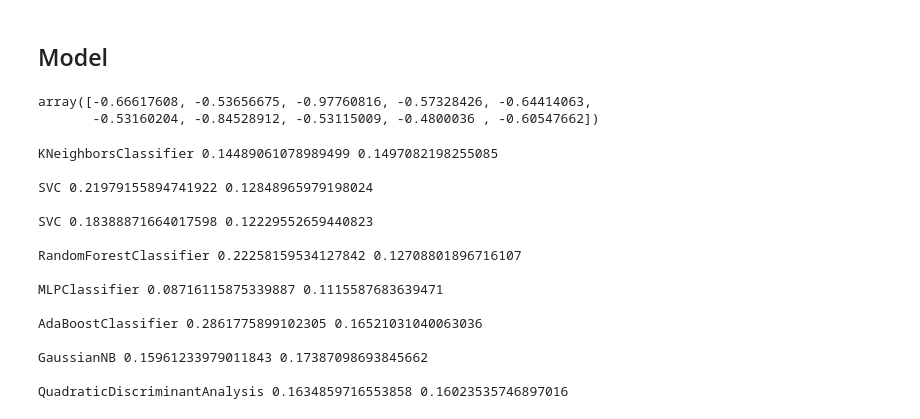
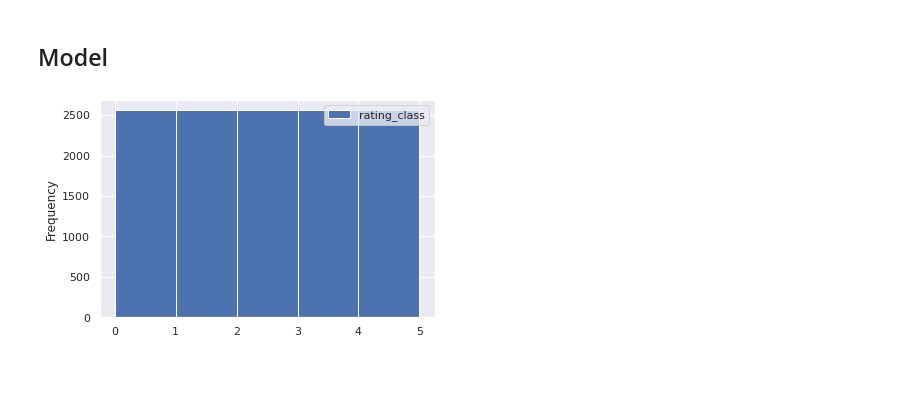
Before and after one commit to lbonini94/eleflow-test, a Jupyter notebook: challenge.ipynb, the cells around one changed output. Saved outputs shown, nothing was run; the diff lists cells and outputs as text; code cells hidden in the pictures; blank space fills up the shorter version.

```diff
--- a/challenge.ipynb
+++ b/challenge.ipynb
@@ -250,0 +263,6 @@ df2[predictors]
+# %%
+df2.reset_index(inplace=True)
+# %%
+df3 = pd.DataFrame(Normalizer().fit_transform(df2[predictors]), columns=predictors)
+df3 = pd.DataFrame(StandardScaler().fit_transform(df3), columns=predictors)
+df3[target] = df2[target]
@@ -262 +285,11 @@ from sklearn.metrics import r2_score, mean_absolute_error
+# %%
+X_train, X_test, y_train, y_test = train_test_split(
+df3[predictors], df3[target], test_size=0.3, random_state=42)
+# %%
+# Data IMPUTATION to balance all classes
+X_train, y_train = SMOTE().fit_resample(X_train, y_train)
+# %%
+y_train.plot(kind='hist', bins=range(6));
+# %% [output]
+[figure, added]
 # %%
@@ -277,7 +311 @@ df3[predictors], df3[target_class], test_size=0.25, random_state=42)
-# %%
-regressor = DecisionTreeRegressor(random_state=0)
-cross_val_score(regressor, X_train, y_train, cv=10)
-# %% [output]
-array([-0.66617608, -0.53656675, -0.97760816, -0.57328426, -0.64414063,
-       -0.53160204, -0.84528912, -0.53115009, -0.4800036 , -0.60547662])
 # %%
@@ -302,23 +324,9 @@ classifiers = [
 # %%
+trained_classifier = dict()
 for model in classifiers:
     mod = model.fit(X_train, y_train)
     scores = cross_val_score(mod, X_train, y_train, cv=10)
-    y_predict = mod.predict(X_test)
-    # df3[type(mod).__name__] = scores
-    print(type(mod).__name__, precision_score(y_test, y_predict, average='macro'), recall_score(y_test, y_predict, average='macro'), '\n')
+    y_score = mod.predict(X_test)
+    trained_classifier[type(mod).__name__] = {'model': mod,
+                                              'scores': scores,
+                                              'classification_report': classification_report(y_test, y_score, digits=3)}
-# %% [output]
-KNeighborsClassifier 0.14489061078989499 0.1497082198255085
-
-SVC 0.21979155894741922 0.12848965979198024
-
-SVC 0.18388871664017598 0.12229552659440823
-
-RandomForestClassifier 0.22258159534127842 0.12708801896716107
-
-MLPClassifier 0.08716115875339887 0.1115587683639471
-
-AdaBoostClassifier 0.2861775899102305 0.16521031040063036
-
-GaussianNB 0.15961233979011843 0.17387098693845662
-
-QuadraticDiscriminantAnalysis 0.1634859716553858 0.16023535746897016
```
Also changed, not shown: parts of 46 cells of this notebook, 3 other files.
